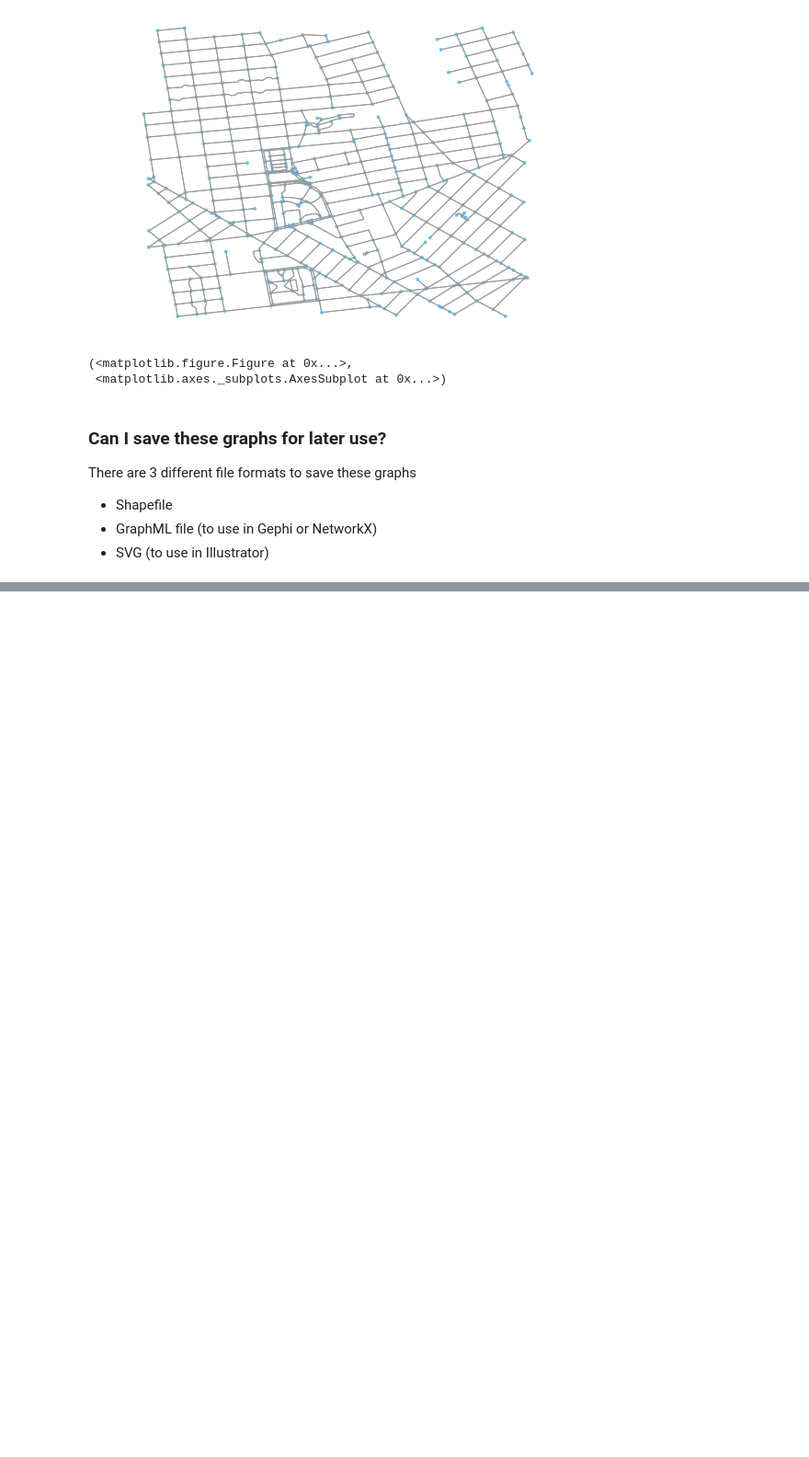
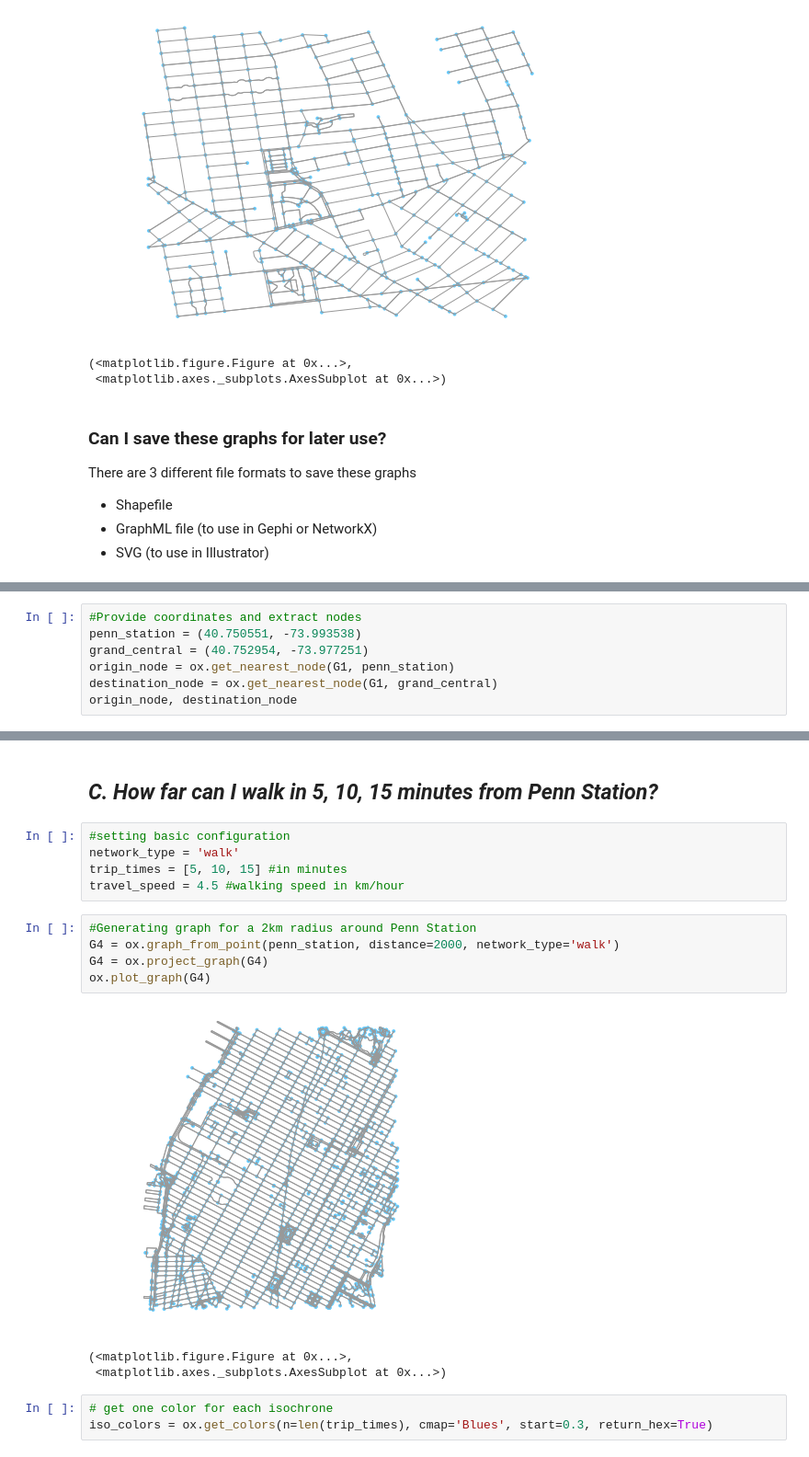
Before and after one commit to ManushiM/CartoCamp_Workshops, a Jupyter notebook: CartoCamp_OSMnx.ipynb, the cells around one changed output, grey strips where cells are left out. Shown at 92% size. Drawn from its saved outputs; the diff is of its cells as text; blank space fills up the shorter version.

```diff
--- a/CartoCamp_OSMnx.ipynb
+++ b/CartoCamp_OSMnx.ipynb
@@ -91,0 +165,7 @@ There are 3 different file formats to save these graphs
+# %%
+#Provide coordinates and extract nodes
+penn_station = (40.750551, -73.993538)
+grand_central = (40.752954, -73.977251)
+origin_node = ox.get_nearest_node(G1, penn_station)
+destination_node = ox.get_nearest_node(G1, grand_central)
+origin_node, destination_node
@@ -91,0 +185,19 @@ There are 3 different file formats to save these graphs
+# %% [markdown]
+## *C. How far can I walk in 5, 10, 15 minutes from Penn Station?*
+# %%
+#setting basic configuration
+network_type = 'walk'
+trip_times = [5, 10, 15] #in minutes
+travel_speed = 4.5 #walking speed in km/hour
+# %%
+#Generating graph for a 2km radius around Penn Station
+G4 = ox.graph_from_point(penn_station, distance=2000, network_type='walk')
+G4 = ox.project_graph(G4)
+ox.plot_graph(G4)
+# %% [output]
+[figure, added]
+(<matplotlib.figure.Figure at 0x...>,
+ <matplotlib.axes._subplots.AxesSubplot at 0x...>)
+# %%
+# get one color for each isochrone
+iso_colors = ox.get_colors(n=len(trip_times), cmap='Blues', start=0.3, return_hex=True)
```
Also changed, not shown: parts of 33 cells of this notebook.
